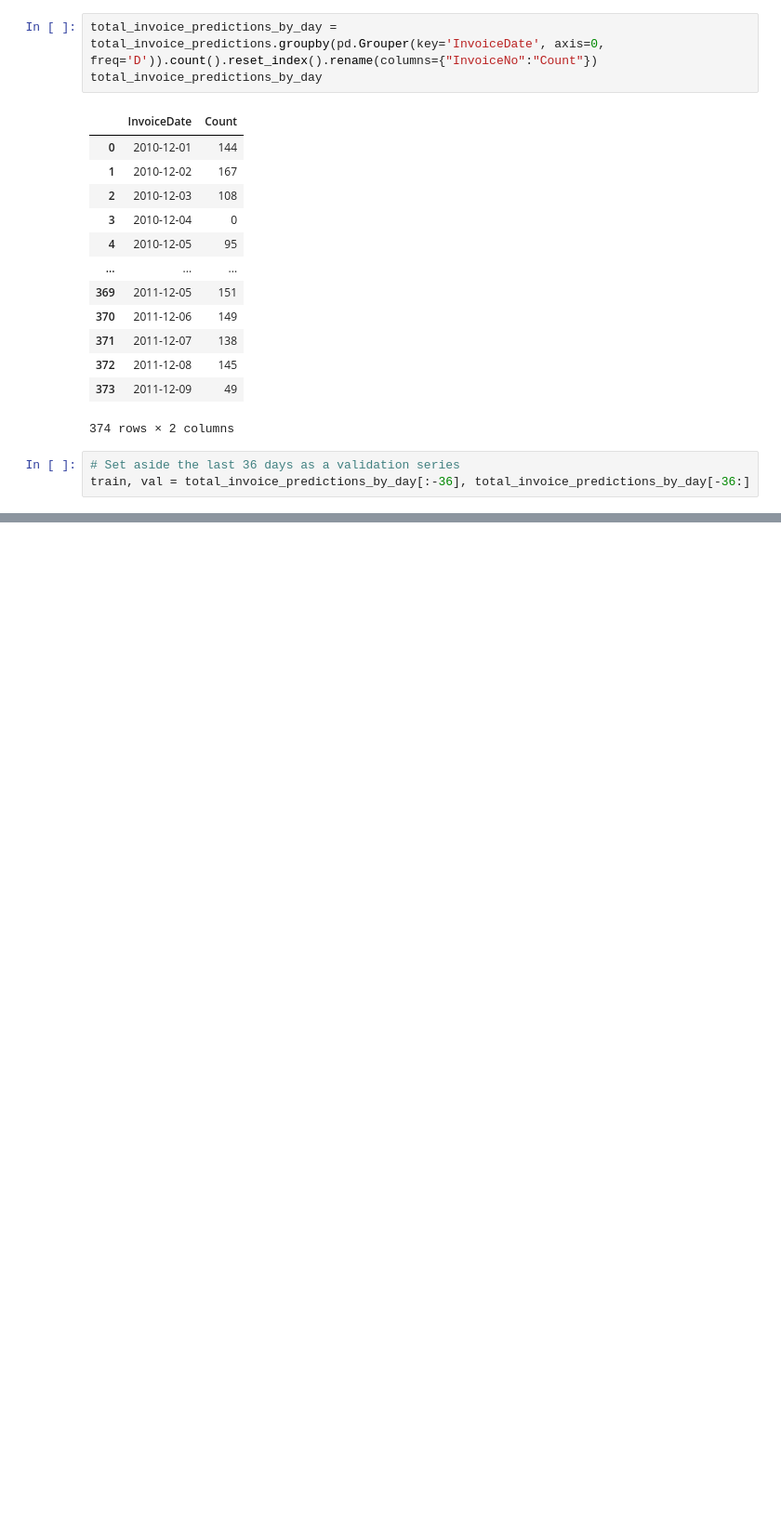
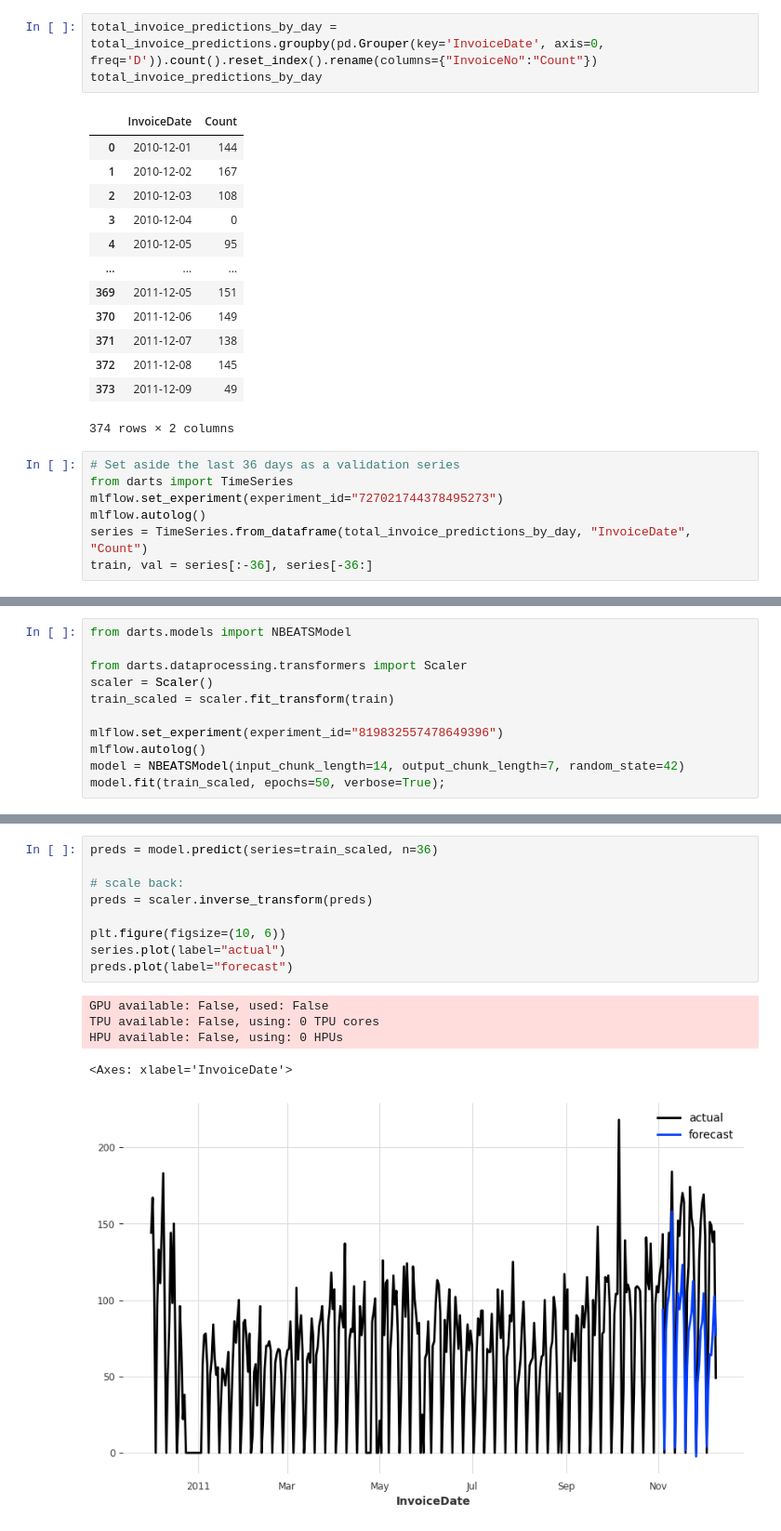
Before and after one commit to hunterkempf/Online-Retail-Prediction, a Jupyter notebook: Prediction Notebook.ipynb, the cells around one changed output, grey strips where cells are left out. Shown: that part at 93% size. Saved outputs shown, nothing was run; the diff lists cells and outputs as text; blank space fills up the shorter version.

Commit message:
adding a few darts time series models

```diff
--- a/Prediction Notebook.ipynb
+++ b/Prediction Notebook.ipynb
@@ -73,4 +74,8 @@ total_invoice_predictions_by_day
 374 rows × 2 columns
 # %%
 # Set aside the last 36 days as a validation series
-train, val = total_invoice_predictions_by_day[:-36], total_invoice_predictions_by_day[-36:]
+from darts import TimeSeries
+mlflow.set_experiment(experiment_id="727021744378495273")
+mlflow.autolog()
+series = TimeSeries.from_dataframe(total_invoice_predictions_by_day, "InvoiceDate", "Count")
+train, val = series[:-36], series[-36:]
@@ -86,0 +107,11 @@ plt.legend()
+# %%
+from darts.models import NBEATSModel
+
+from darts.dataprocessing.transformers import Scaler
+scaler = Scaler()
+train_scaled = scaler.fit_transform(train)
+
+mlflow.set_experiment(experiment_id="819832557478649396")
+mlflow.autolog()
+model = NBEATSModel(input_chunk_length=14, output_chunk_length=7, random_state=42)
+model.fit(train_scaled, epochs=50, verbose=True);
@@ -86,0 +148,15 @@ plt.legend()
+# %%
+preds = model.predict(series=train_scaled, n=36)
+
+# scale back:
+preds = scaler.inverse_transform(preds)
+
+plt.figure(figsize=(10, 6))
+series.plot(label="actual")
+preds.plot(label="forecast")
+# %% [output]
+GPU available: False, used: False
+TPU available: False, using: 0 TPU cores
+HPU available: False, using: 0 HPUs
+<Axes: xlabel='InvoiceDate'>
+[figure, added]
```
Also changed, not shown: parts of 6 cells of this notebook.
